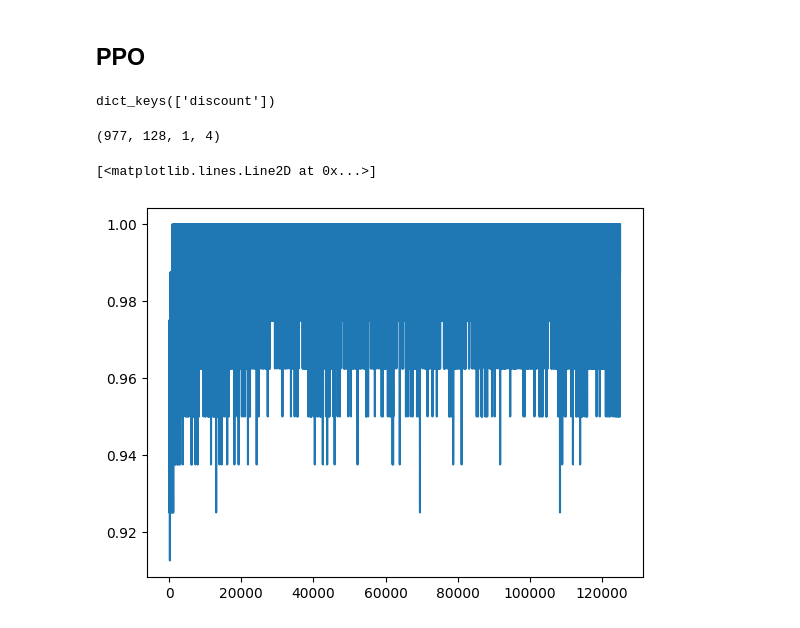
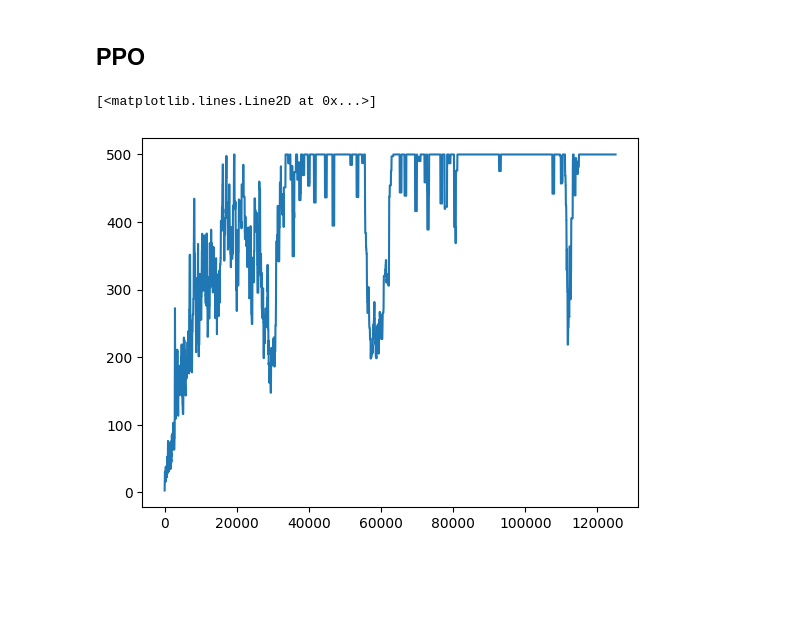
Before and after one commit to keertanavc/experior, a Jupyter notebook: max_ent_cart_pole.ipynb, the cells around one changed output. Cells and saved outputs as stored; diff of their text form; code cells hidden in the pictures; blank space fills up the shorter version.

```diff
--- a/max_ent_cart_pole.ipynb
+++ b/max_ent_cart_pole.ipynb
@@ -8,7 +8,7 @@ from typing import NamedTuple
 from experior.utils import PRNGSequence, moving_average
 from experior.rl_agents.utils import QNetwork, ActorCritic
 
-jax.config.update("jax_debug_nans", True)
+# jax.config.update("jax_debug_nans", True)
 
 %load_ext autoreload
 %autoreload 2
@@ -25,7 +25,7 @@ ppo_config = {
   "max_grad_norm": 0.5,
   "epochs_per_iteration": 4,
   "num_minibatches": 4,
-  "ent_coef": 0.1
+  "ent_coef": 0.01
 }
 # %% [markdown]
 ## Environment
@@ -47,7 +47,3 @@ ppo_train = make_discrete_ppo_train(env=env,
 jax.config.update("jax_disable_jit", False)
 ppo_train = jax.jit(ppo_train)
 state, ppo_output = ppo_train(jax.random.PRNGKey(4536))
-# %%
-ppo_output['trajectories'].info.keys()
-# %% [output]
-dict_keys(['discount'])
@@ -56,10 +50,6 @@ rewards = ppo_output['trajectories'].info["discount"]
-# %%
-rewards.shape
-# %% [output]
-(977, 128, 1, 4)
 # %%
 import matplotlib.pyplot as plt
-plt.plot(moving_average(rewards, 20))
+plt.plot(moving_average(ppo_output["metrics"]["returned_episode_returns"].mean(-1).reshape(-1), 20))
 # %% [output]
 [<matplotlib.lines.Line2D at 0x...>]
-[figure, old version]
+[figure, new version]
```
Also changed, not shown: parts of 2 cells of this notebook, 9 other files.
